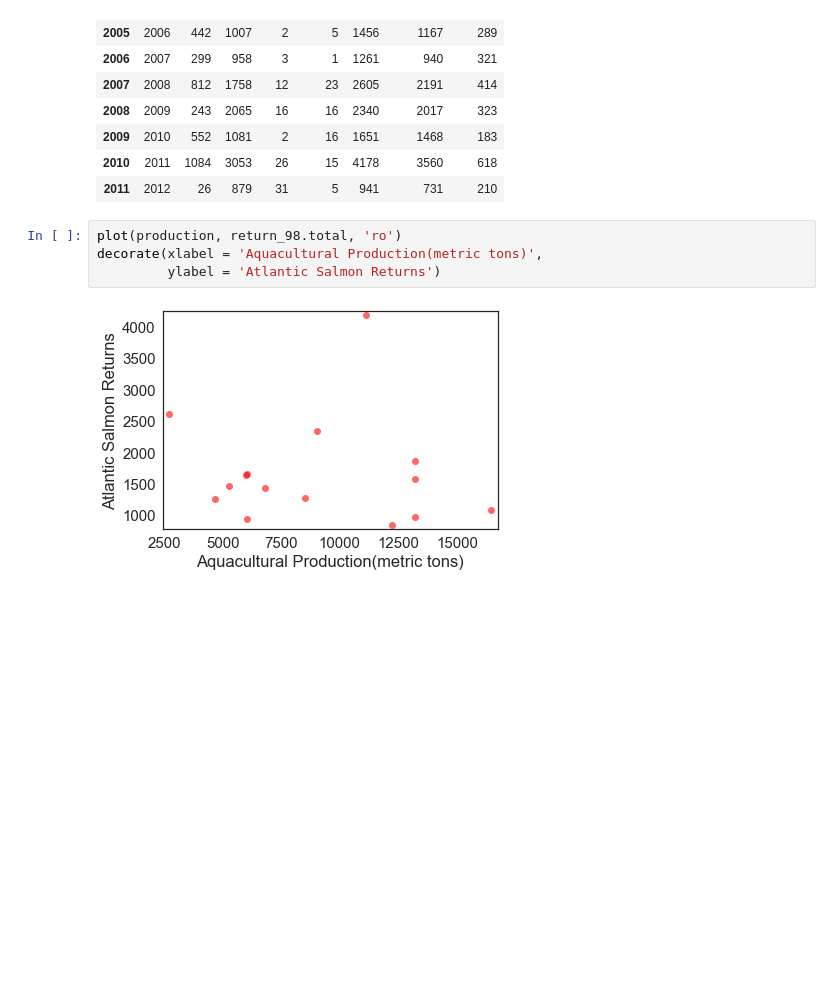
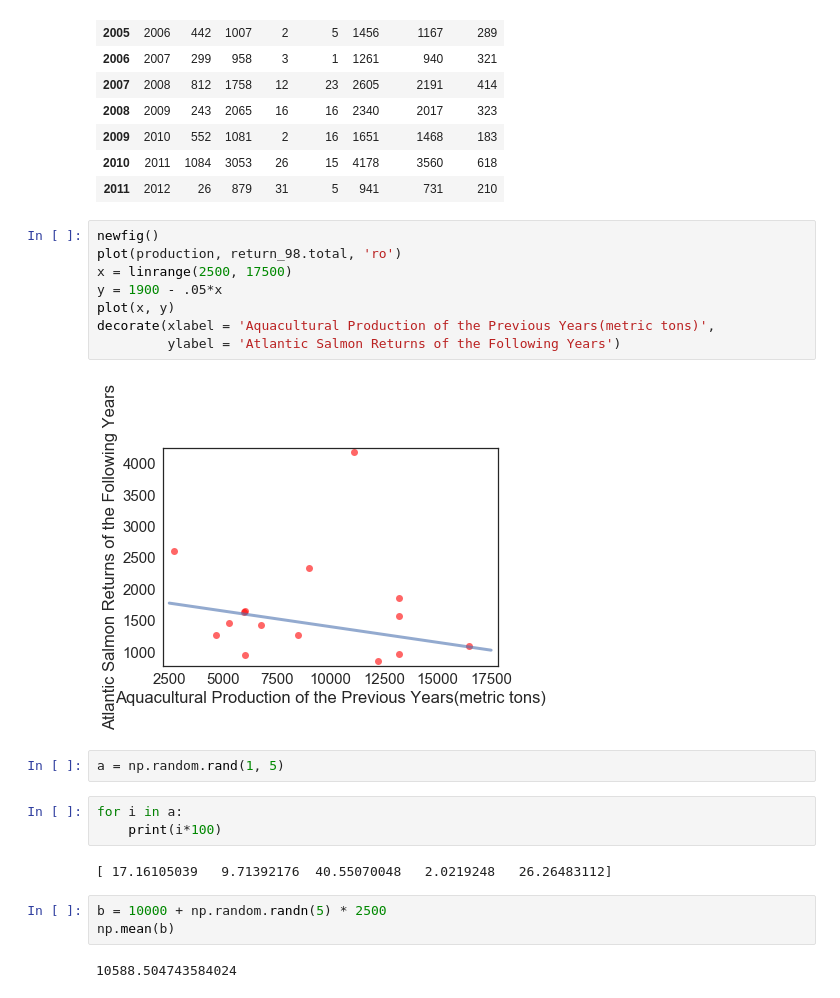
Before and after one commit to 867006905/ModSimPy, a Jupyter notebook: code/Project One/Project One.ipynb, the cells around one changed output. Saved outputs shown, nothing was run; the diff lists cells and outputs as text; blank space fills up the shorter version.

```diff
--- a/code/Project One/Project One.ipynb
+++ b/code/Project One/Project One.ipynb
@@ -109,8 +112,24 @@ return_98
 | 2010 | 2011 | 1084 | 3053 | 26 | 15 | 4178 | 3560 | 618 |
 | 2011 | 2012 | 26 | 879 | 31 | 5 | 941 | 731 | 210 |
 # %%
+newfig()
 plot(production, return_98.total, 'ro')
-decorate(xlabel = 'Aquacultural Production(metric tons)',
-         ylabel = 'Atlantic Salmon Returns')
+x = linrange(2500, 17500)
+y = 1900 - .05*x
+plot(x, y)
+decorate(xlabel = 'Aquacultural Production of the Previous Years(metric tons)',
+         ylabel = 'Atlantic Salmon Returns of the Following Years')
 # %% [output]
-[figure, old version]
+[figure, new version]
+# %%
+a = np.random.rand(1, 5)
+# %%
+for i in a:
+    print(i*100)
+# %% [output]
+[ 17.16105039   9.71392176  40.55070048   2.0219248   26.26483112]
+# %%
+b = 10000 + np.random.randn(5) * 2500
+np.mean(b)
+# %% [output]
+10588.504743584024
```
Also changed, not shown: parts of 4 cells of this notebook.
